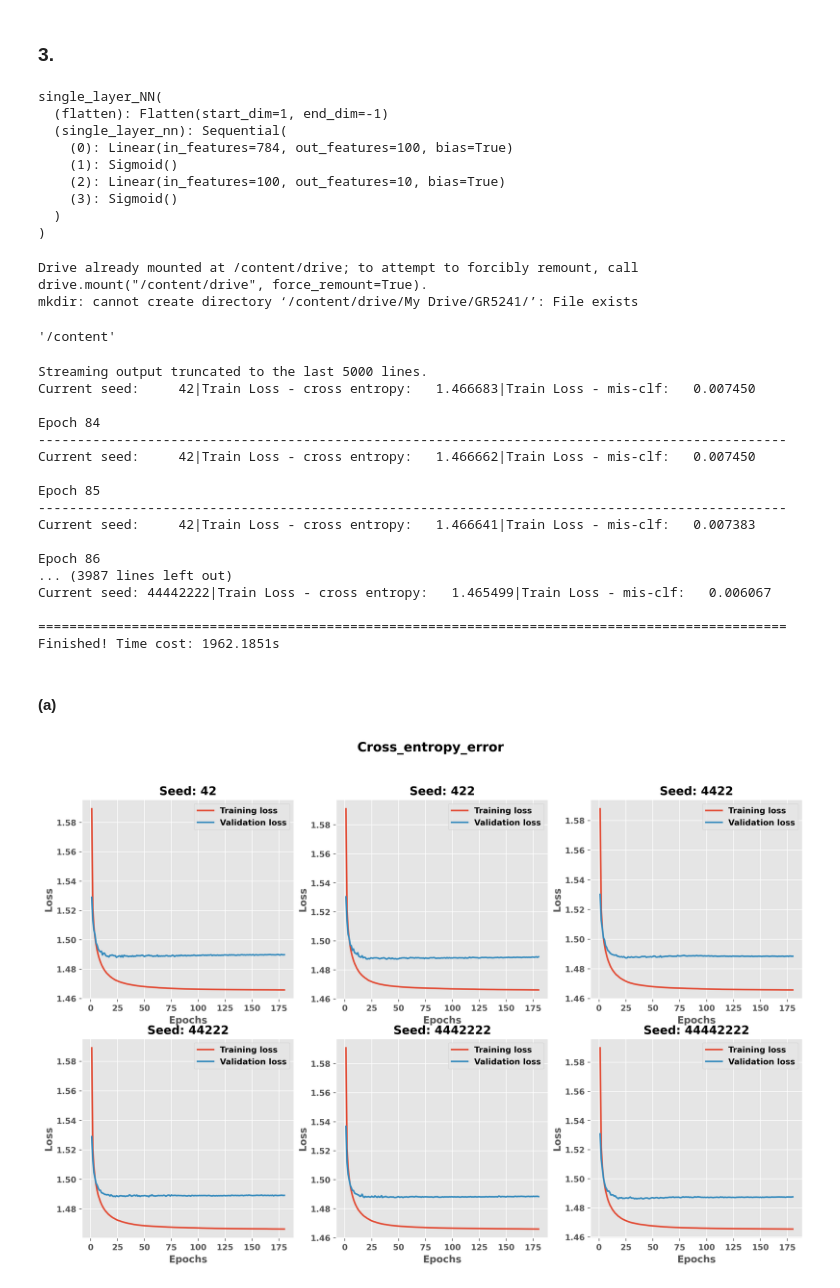
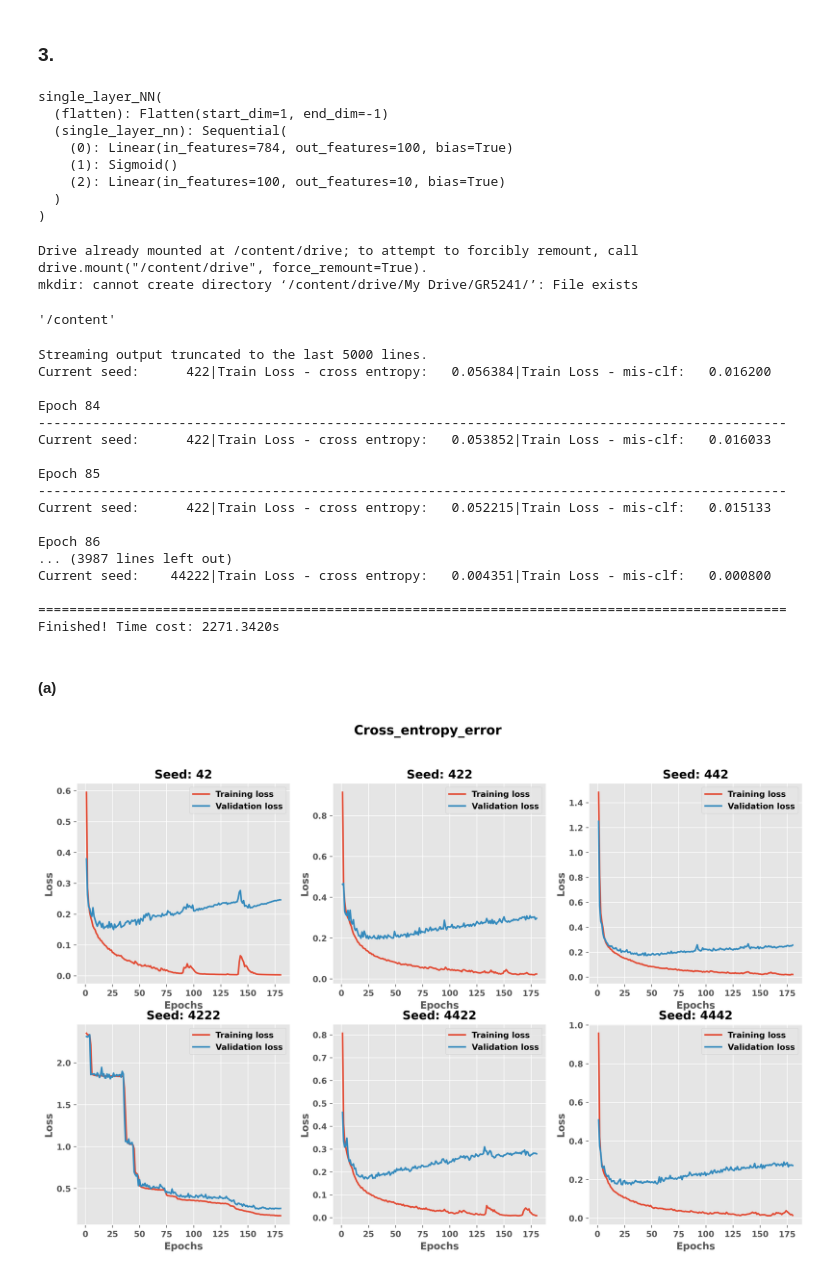
Before and after one commit to kl3259/GR5241, a Jupyter notebook: Proj_milestone_2/GR5241_Proj2_kl3259_backup.ipynb, the cells around one changed output. Cells and saved outputs as stored; diff of their text form; code cells hidden in the pictures.

```diff
--- a/Proj_milestone_2/GR5241_Proj2_kl3259_backup.ipynb
+++ b/Proj_milestone_2/GR5241_Proj2_kl3259_backup.ipynb
@@ -82,8 +82,7 @@ class single_layer_NN(nn.Module):
         self.single_layer_nn = nn.Sequential(
             nn.Linear(784, 100),
             nn.Sigmoid(),
-            nn.Linear(100, 10),
-            nn.Sigmoid()
+            nn.Linear(100, 10)
         )
 
     def forward(self, x):
@@ -102,7 +101,6 @@ single_layer_NN(
     (0): Linear(in_features=784, out_features=100, bias=True)
     (1): Sigmoid()
     (2): Linear(in_features=100, out_features=10, bias=True)
-    (3): Sigmoid()
   )
 )
 # %%
@@ -137,7 +135,7 @@ def train_loop(dataloader_, model_, loss_fn_, optimizer_, epoch_, seed_):
     # print when finished
     avg_cross_entropy_error = sum_cross_entropy_error / size
     avg_mis_clf_error = 1 - correct_case / size
-    print(f"Current seed: {seed_:6d}|Train Loss - cross entropy: {avg_cross_entropy_error:10.6f}|Train Loss - mis-clf: {avg_mis_clf_error:10.6f}")
+    print(f"Current seed: {seed_:8d}|Train Loss - cross entropy: {avg_cross_entropy_error:10.6f}|Train Loss - mis-clf: {avg_mis_clf_error:10.6f}")
     return avg_cross_entropy_error, avg_mis_clf_error
 
 def test_loop(dataloader_, model_, loss_fn_, seed_):
@@ -156,12 +154,12 @@ def test_loop(dataloader_, model_, loss_fn_, seed_):
     correct_case /= size
     avg_mis_clf_error = 1 - correct_case
     avg_cross_entropy_error = sum_cross_entropy_error / size
-    print(f"Test Accuracy: {(100 * correct_case):4.1f}%|Test Loss - cross entropy: {avg_cross_entropy_error:11.6f}|Test Loss - mis-clf: {avg_mis_clf_error:11.6f} \n")
+    print(f"Test Accuracy: {(100 * correct_case):6.2f}%|Test Loss - cross entropy: {avg_cross_entropy_error:11.6f}|Test Loss - mis-clf: {avg_mis_clf_error:11.6f} \n")
     return avg_cross_entropy_error, avg_mis_clf_error
 
 # try at least 5 times with different random seed
 start_time = time.time()
-random_seed_list = [42, 422, 4422, 44222, 4442222, 44442222]
+random_seed_list = [42, 422, 442, 4222, 4422, 4442, 44222]
 learning_rate = 0.1
 batch_size = 100
 epochs = 180
@@ -216,22 +214,22 @@ time_cost = time.time() - start_time
 print(f'Finished! Time cost: {time_cost:0.4f}s') # on colab pro
 # %% [output]
 Streaming output truncated to the last 5000 lines.
-Current seed:     42|Train Loss - cross entropy:   1.466683|Train Loss - mis-clf:   0.007450
+Current seed:      422|Train Loss - cross entropy:   0.056384|Train Loss - mis-clf:   0.016200
 
 Epoch 84
 ------------------------------------------------------------------------------------------------
-Current seed:     42|Train Loss - cross entropy:   1.466662|Train Loss - mis-clf:   0.007450
+Current seed:      422|Train Loss - cross entropy:   0.053852|Train Loss - mis-clf:   0.016033
 
 Epoch 85
 ------------------------------------------------------------------------------------------------
-Current seed:     42|Train Loss - cross entropy:   1.466641|Train Loss - mis-clf:   0.007383
+Current seed:      422|Train Loss - cross entropy:   0.052215|Train Loss - mis-clf:   0.015133
 
 Epoch 86
 ... (3987 lines left out)
-Current seed: 44442222|Train Loss - cross entropy:   1.465499|Train Loss - mis-clf:   0.006067
+Current seed:    44222|Train Loss - cross entropy:   0.004351|Train Loss - mis-clf:   0.000800
 
 ================================================================================================
-Finished! Time cost: 1962.1851s
+Finished! Time cost: 2271.3420s
 # %%
 # save the loss_dfs
 for seed in random_seed_list:
@@ -262,12 +260,18 @@ def plot_error(fig_title, loss_df = None, random_seed_list = None, error_type =
         epoch_list = np.arange(1, loss_df.shape[0] + 1, dtype = int)
         train_loss_list = loss_df.loc[:, error_type + "_error_train"]
         test_loss_list = loss_df.loc[:, error_type + "_error_test"]
+        if error_type == "Misclassification":
+            train_loss_list *= 100
+            test_loss_list *= 100
         ax.plot(epoch_list, train_loss_list, '-', label = "Training loss", linewidth = 2)
         ax.plot(epoch_list, test_loss_list, '-', label = "Validation loss", linewidth = 2)
         ax.legend()
         ax.set_title('Learning Curve: ' + fig_title)
         ax.set_xlabel('Epochs')
-        ax.set_ylabel('Loss')
+        if error_type == "Misclassification":
+            ax.set_ylabel('Loss(%)')
+        else:
+            ax.set_ylabel('Loss')
         fig.savefig(
             PATH + "learning_curve_" + fig_title + ".png",
             format = "png"
@@ -285,35 +289,41 @@ def plot_error(fig_title, loss_df = None, random_seed_list = None, error_type =
                 curr_epoch_list = np.arange(1, curr_loss_df.shape[0] + 1, dtype = int)
                 curr_train_loss_list = curr_loss_df.loc[:, error_type + "_error_train"]
                 curr_test_loss_list = curr_loss_df.loc[:, error_type + "_error_test"]
+                if error_type == "Misclassification":
+                    curr_train_loss_list *= 100
+                    curr_test_loss_list *= 100
                 curr_ax.plot(curr_epoch_list, curr_train_loss_list, '-', label = "Training loss", linewidth = 2)
                 curr_ax.plot(curr_epoch_list, curr_test_loss_list, '-', label = "Validation loss", linewidth = 2)
                 curr_ax.legend()
                 curr_ax.set_title('Seed: ' + str(random_seed_list[count]))
                 curr_ax.set_xlabel('Epochs')
-                curr_ax.set_ylabel('Loss')
+                if error_type == "Misclassification":
+                    curr_ax.set_ylabel('Loss(%)')
+                else:
+                    curr_ax.set_ylabel('Loss')
                 count += 1 # udpate random seed and corresponding loss_df
         fig.suptitle(fig_title, fontsize = 16, weight = "bold")
         fig.savefig(
             PATH + "learning_curve_" + fig_title + ".png",
             format = "png"
         )
         plt.show()
     pass
 
 # Ex: plot cross-entropy error curve for NN with a single seed
 # plot_error(
 #     loss_df = loss_df_42,
 #     fig_title = "Cross_entropy_error_seed_42",
 #     error_type = "Cross_entropy",
 #     lay_out = "single"
 # )
 
 # plot the cross-entropy error curve for all seeds
 plot_error(
     random_seed_list = random_seed_list,
     fig_title = "Cross_entropy_error",
     error_type = "Cross_entropy",
     lay_out = "multi_seeds"
 )
 # %% [output]
-[figure, old version]
+[figure, new version]
```
Also changed, not shown: parts of 2 cells of this notebook, 5 other files.
